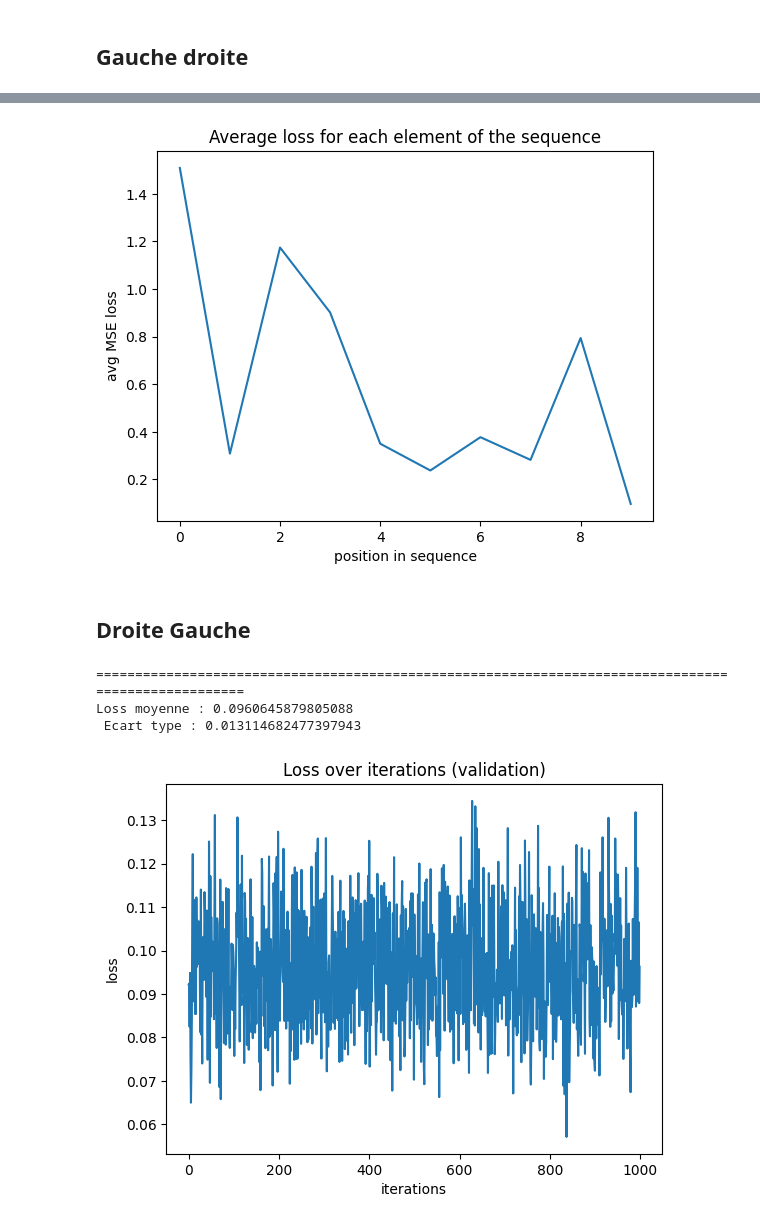
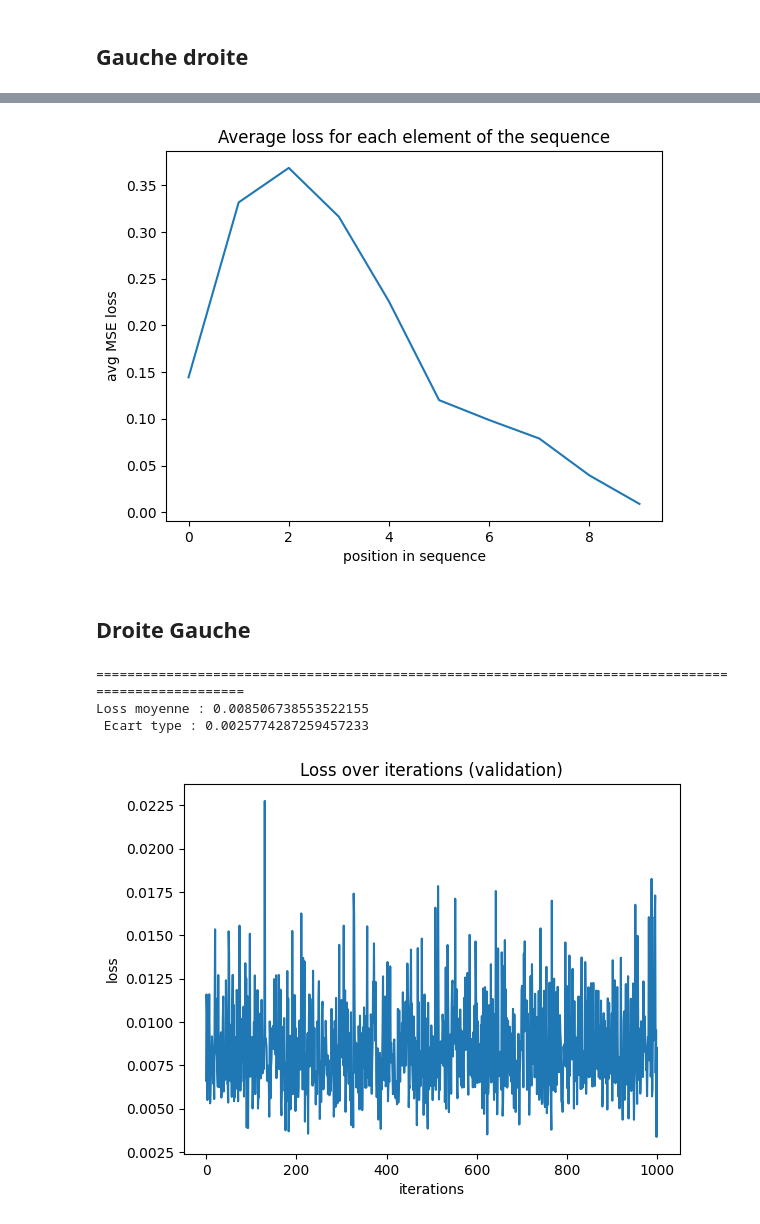
Before and after one commit to baptxste/projet_3A, a Jupyter notebook: partie1.ipynb, the cells around one changed output, grey strips where cells are left out. Drawn from its saved outputs; the diff is of its cells as text; code cells hidden in the pictures.

Commit message:
TPDN correction and retrain

```diff
--- a/partie1.ipynb
+++ b/partie1.ipynb
@@ -160,7 +157,7 @@ seq_len = 10
 epochs = 20000
 learning_rate = 0.001
 
-emb_size_tpdn = 8
+emb_size_tpdn = 32
 
 
 
@@ -309,7 +306,7 @@ seq_len = 10
 epochs = 20000
 learning_rate = 0.001
 
-emb_size_tpdn = 8
+emb_size_tpdn = 32
 
 
 
@@ -386,7 +383,7 @@ Epoch [20000/20000], Loss: 0.066769
 encoder = torch.load( "./models/final/GD/gru_enc_emb8_hid64_layer5.pth").to(device)
 decoder = torch.load( "./models/final/GD/gru_dec_emb8_hid64_layer5.pth").to(device)
 
-tpdn = torch.load("./models/final/TPDN/GD/tpdn_gru_emb8.pth").to(device)
+tpdn = torch.load("./models/final/TPDN/GD/tpdn_gru_emb32.pth").to(device)
 
 criterion = nn.MSELoss()
 loss_val = []
@@ -444,46 +441,46 @@ plt.xlabel("position in sequence")
 plt.ylabel("avg MSE loss")
 plt.show()
 # %% [output]
-[figure, old version]
+[figure, new version]
 # %% [markdown]
 ## Droite Gauche
 # %%
 encoder = torch.load( "./models/DG/gru_enc_emb8_hid64.pth").to(device)
 decoder = torch.load( "./models/DG/gru_dec_emb8_hid64.pth").to(device)
 
-tpdn = torch.load("./models/TPDN/DG/tpdn_gru_emb8.pth").to(device)
+tpdn = torch.load("./models/TPDN/DG/tpdn_gru_emb32.pth").to(device)
 
 criterion = nn.MSELoss()
 loss_val = []
 tpdn_outputs = []
 rnn_outputs = []
 for _ in range(1000) :
     data , roles = generate_data(1, seq_len, input_size)
     data = data.to(device)
     roles = roles.to(device)
     roles = torch.flip(roles, dims=[1])
     rnn_out, rnn_hidden = encoder(data)
     tpdn_output= tpdn(data, roles)
     # tpdn_output = torch.tensor(tpdn_output)
     tpdn_hidden = tpdn_output[:,-1,:]
     loss_val.append(criterion(tpdn_output[:,-1,:].cpu(), rnn_out[:,-1,:].cpu()).item())
     tpdn_outputs.append(tpdn_output)
     rnn_outputs.append(rnn_out)
 
 loss_val = np.array(loss_val)
 plt.plot(loss_val)
 plt.ylabel("loss")
 plt.xlabel("iterations")
 plt.title("Loss over iterations (validation)")
 
 print("="*100)
 print(f"Loss moyenne : {loss_val.mean()}")
 print(f" Ecart type : {loss_val.std()}")
 # %% [output]
 ====================================================================================================
-Loss moyenne : 0.0960645879805088
- Ecart type : 0.013114682477397943
+Loss moyenne : 0.008506738553522155
+ Ecart type : 0.0025774287259457233
-[figure, old version]
+[figure, new version]
 # %%
 plot_tensors(rnn_hidden[-1].cpu(), tpdn_hidden.cpu())
 # %% [output]
```
Also changed, not shown: parts of 7 cells of this notebook, 33 other files.
